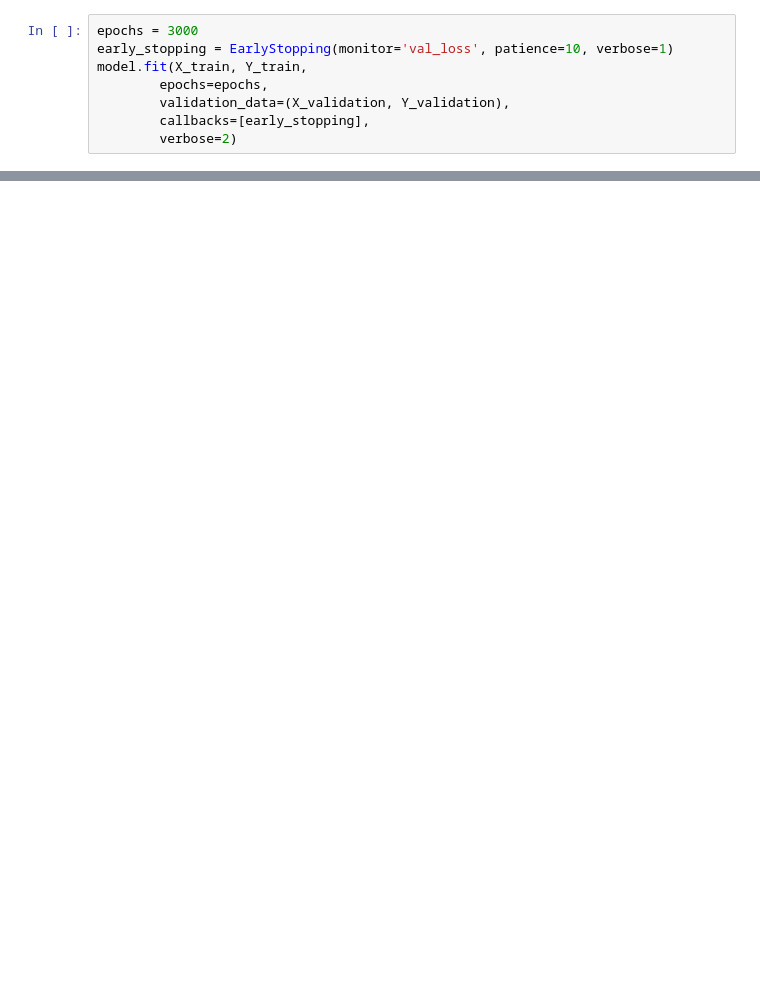
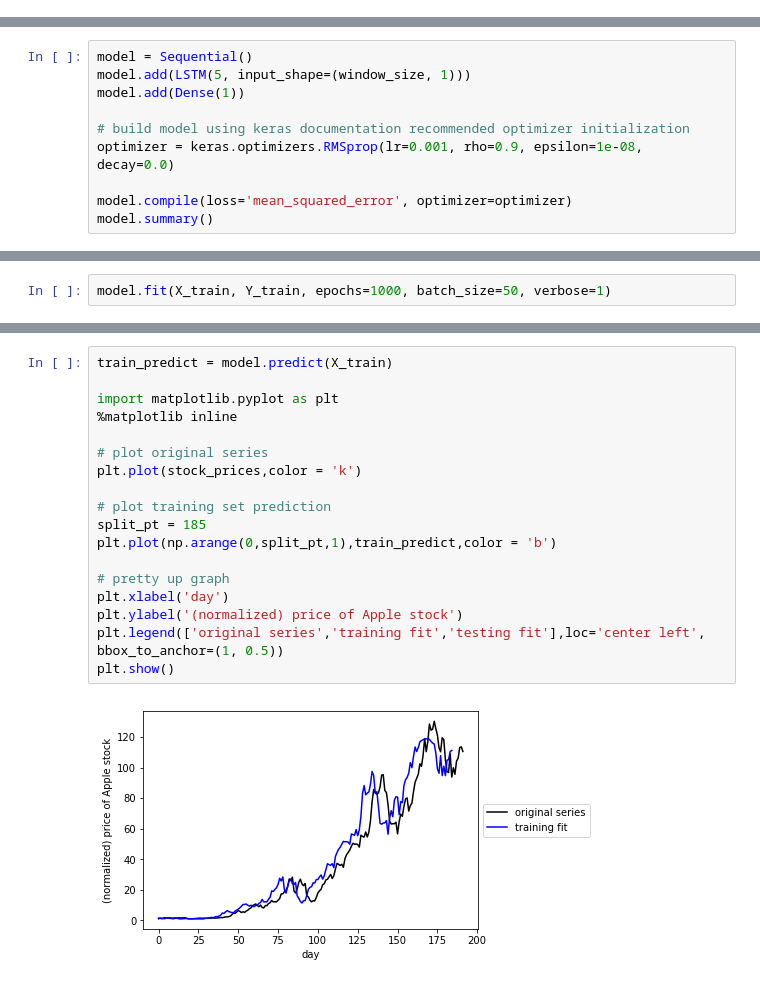
Before and after one commit to tsuzukit/rnn-stock, a Jupyter notebook: rnn_test_apple_stock_price.ipynb, the cells around one changed output, grey strips where cells are left out. Drawn from its saved outputs; the diff is of its cells as text; blank space fills up the shorter version.

```diff
--- a/rnn_test_apple_stock_price.ipynb
+++ b/rnn_test_apple_stock_price.ipynb
@@ -72,8 +45,0 @@ _________________________________________________________________
-# %%
-epochs = 3000
-early_stopping = EarlyStopping(monitor='val_loss', patience=10, verbose=1)
-model.fit(X_train, Y_train,
-        epochs=epochs,
-        validation_data=(X_validation, Y_validation),
-        callbacks=[early_stopping],
-        verbose=2)
@@ -117,0 +46,10 @@ plt.show()
+# %%
+model = Sequential()
+model.add(LSTM(5, input_shape=(window_size, 1)))
+model.add(Dense(1))
+
+# build model using keras documentation recommended optimizer initialization
+optimizer = keras.optimizers.RMSprop(lr=0.001, rho=0.9, epsilon=1e-08, decay=0.0)
+
+model.compile(loss='mean_squared_error', optimizer=optimizer)
+model.summary()
@@ -117,0 +68,2 @@ plt.show()
+# %%
+model.fit(X_train, Y_train, epochs=1000, batch_size=50, verbose=1)
@@ -117,0 +89,20 @@ plt.show()
+# %%
+train_predict = model.predict(X_train)
+
+import matplotlib.pyplot as plt
+%matplotlib inline
+
+# plot original series
+plt.plot(stock_prices,color = 'k')
+
+# plot training set prediction
+split_pt = 185
+plt.plot(np.arange(0,split_pt,1),train_predict,color = 'b')
+
+# pretty up graph
+plt.xlabel('day')
+plt.ylabel('(normalized) price of Apple stock')
+plt.legend(['original series','training fit','testing fit'],loc='center left', bbox_to_anchor=(1, 0.5))
+plt.show()
+# %% [output]
+[figure, added]
```
Also changed, not shown: parts of 8 cells of this notebook.
